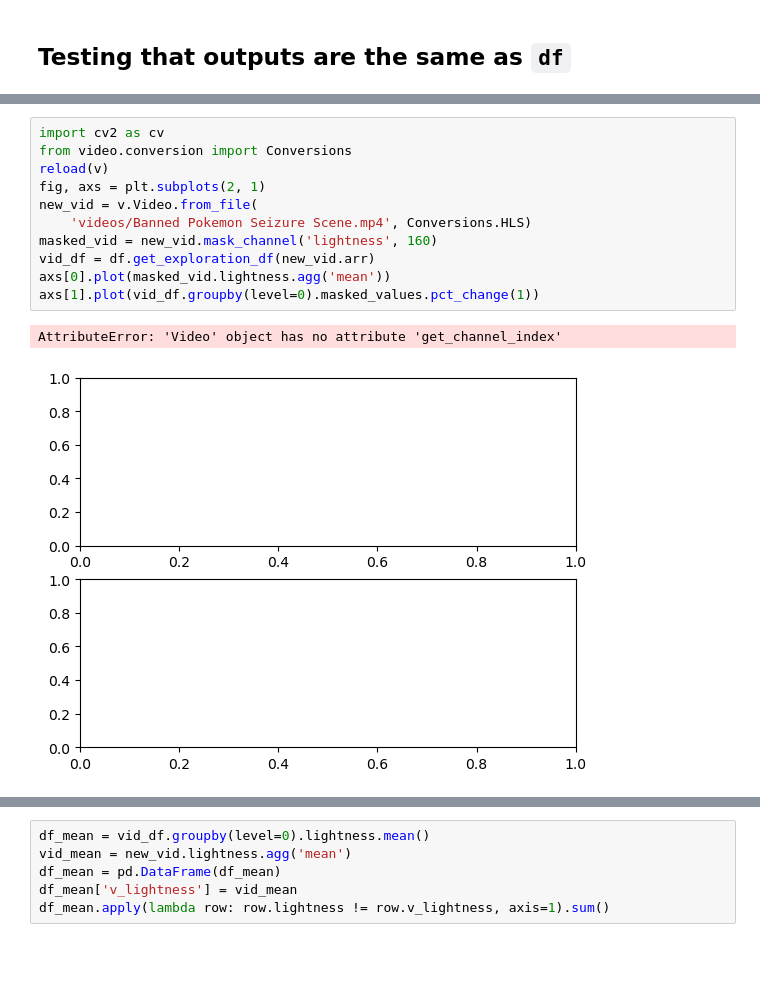
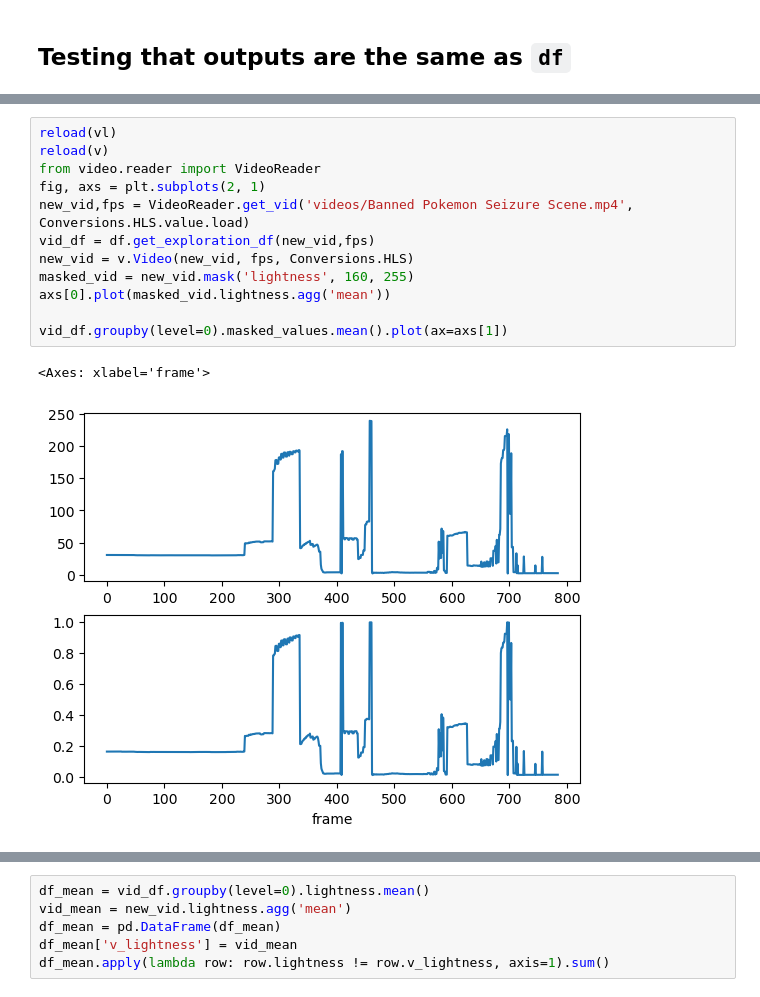
Before and after one commit to dream-team-nadia-woody/epilator, a Jupyter notebook: vid_test.ipynb, the cells around one changed output, grey strips where cells are left out. Cells and saved outputs as stored; diff of their text form; blank space fills up the shorter version.

```diff
--- a/vid_test.ipynb
+++ b/vid_test.ipynb
@@ -36,14 +36,15 @@ axs[1, 0].plot(vid.hue.agg('sum'))
 # %%
-import cv2 as cv
-from video.conversion import Conversions
+reload(vl)
 reload(v)
+from video.reader import VideoReader
 fig, axs = plt.subplots(2, 1)
-new_vid = v.Video.from_file(
-    'videos/Banned Pokemon Seizure Scene.mp4', Conversions.HLS)
-masked_vid = new_vid.mask_channel('lightness', 160)
-vid_df = df.get_exploration_df(new_vid.arr)
+new_vid,fps = VideoReader.get_vid('videos/Banned Pokemon Seizure Scene.mp4', Conversions.HLS.value.load)
+vid_df = df.get_exploration_df(new_vid,fps)
+new_vid = v.Video(new_vid, fps, Conversions.HLS)
+masked_vid = new_vid.mask('lightness', 160, 255)
 axs[0].plot(masked_vid.lightness.agg('mean'))
-axs[1].plot(vid_df.groupby(level=0).masked_values.pct_change(1))
+
+vid_df.groupby(level=0).masked_values.mean().plot(ax=axs[1])
 # %% [output]
-AttributeError: 'Video' object has no attribute 'get_channel_index'
+<Axes: xlabel='frame'>
-[figure, old version]
+[figure, new version]
```
Also changed, not shown: parts of 5 cells of this notebook, 2 other files.
